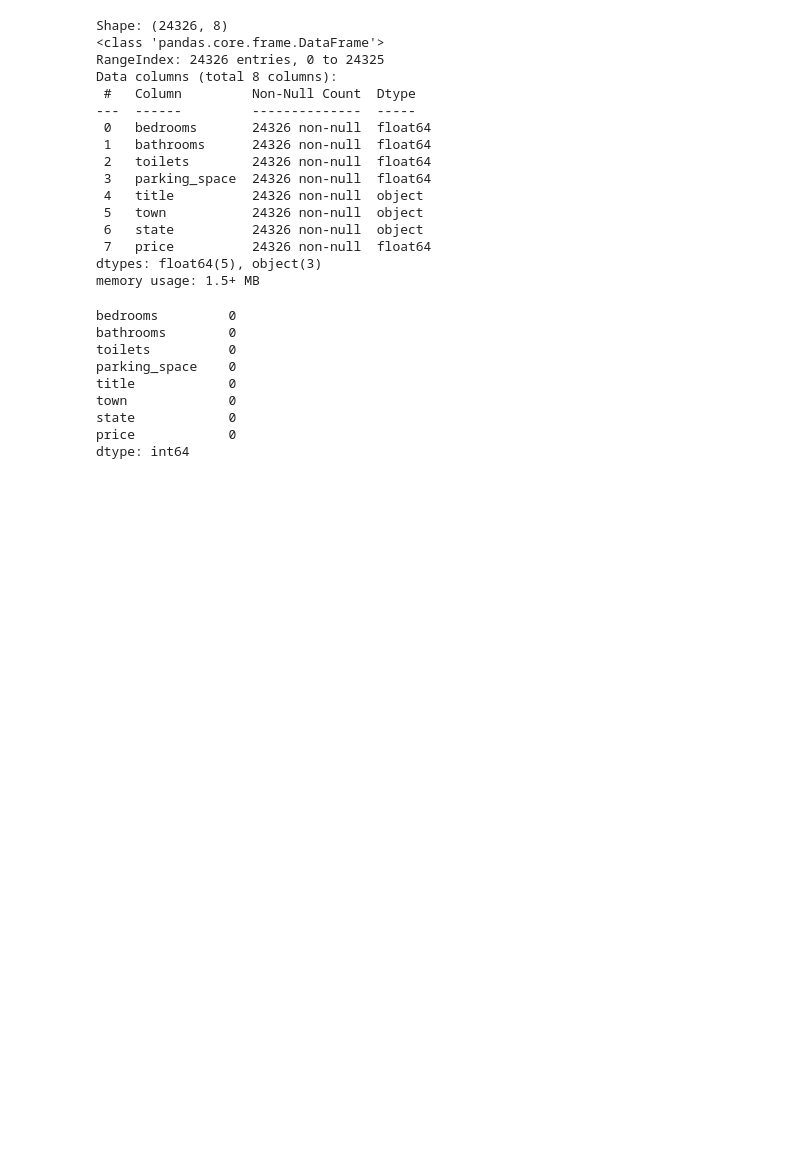
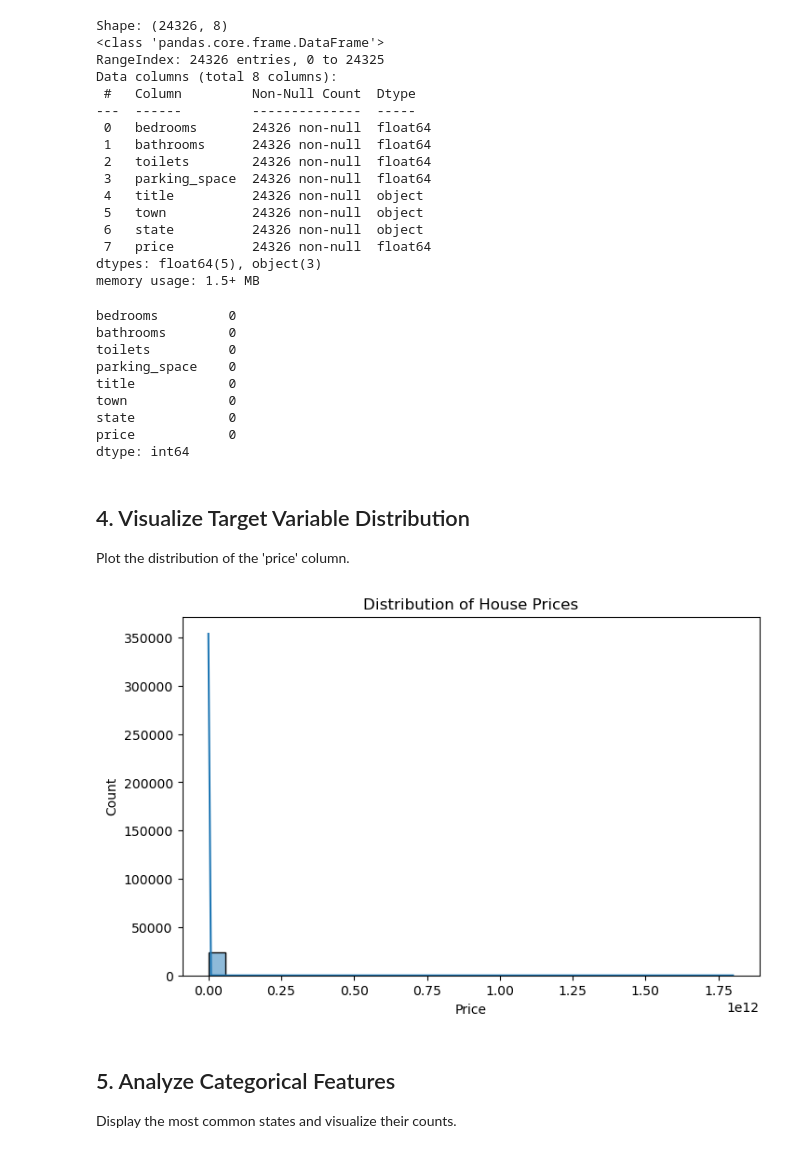
Before and after one commit to 0sinach1/house-price-model, a Jupyter notebook: notebook/EDA.ipynb, the cells around one changed output. Saved outputs shown, nothing was run; the diff lists cells and outputs as text; code cells hidden in the pictures; blank space fills up the shorter version.

Commit message:
Do light visualization

```diff
--- a/notebook/EDA.ipynb
+++ b/notebook/EDA.ipynb
@@ -70,3 +70,20 @@ town             0
 state            0
 price            0
 dtype: int64
+# %% [markdown]
+## 4. Visualize Target Variable Distribution
+
+Plot the distribution of the 'price' column.
+# %%
+plt.figure(figsize=(8, 5))
+sns.histplot(df['price'], bins=30, kde=True)
+plt.title('Distribution of House Prices')
+plt.xlabel('Price')
+plt.ylabel('Count')
+plt.show()
+# %% [output]
+[figure, added]
+# %% [markdown]
+## 5. Analyze Categorical Features
+
+Display the most common states and visualize their counts.
```
Also changed, not shown: parts of 2 cells of this notebook.
